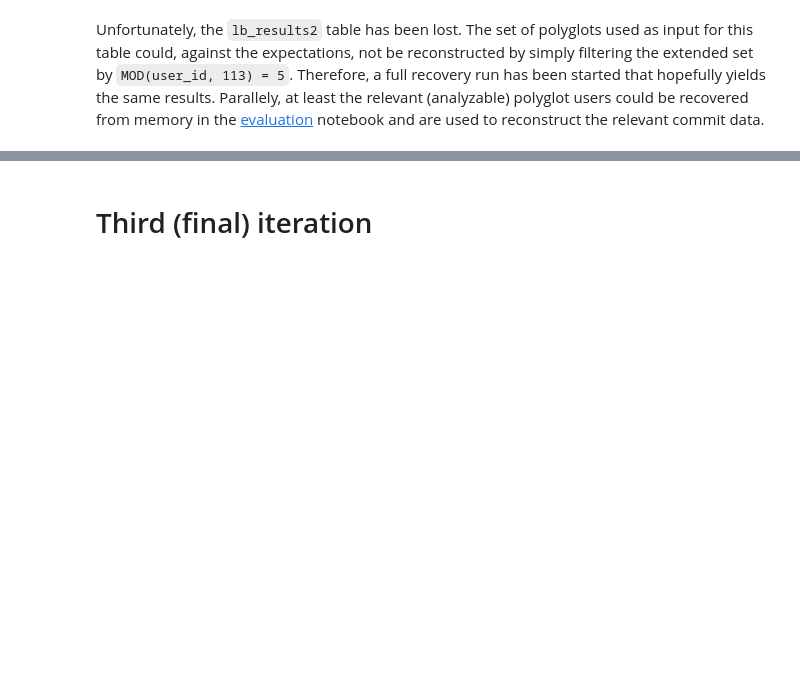
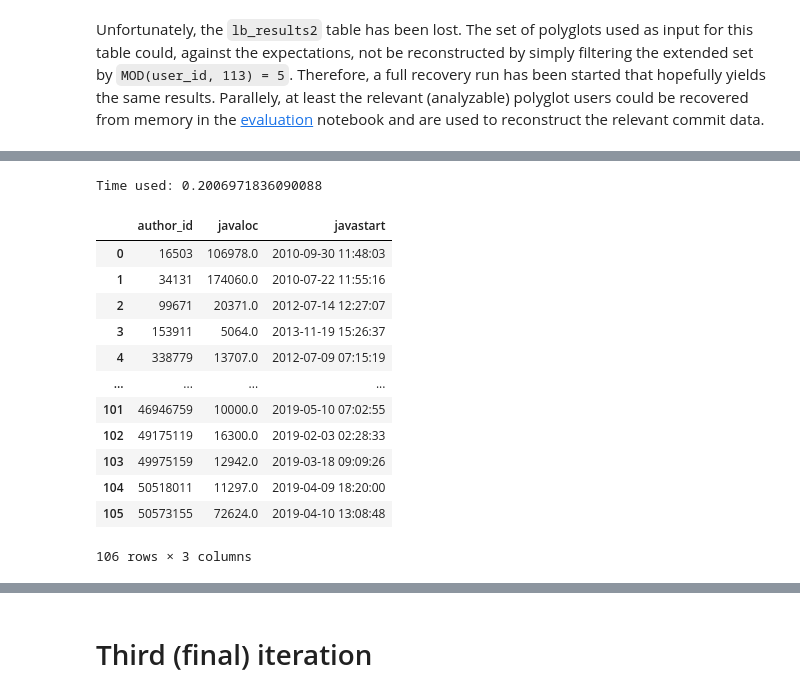
Before and after one commit to LeonBein/CRM20, a Jupyter notebook: RepoAnalysis.ipynb, the cells around one changed output, grey strips where cells are left out. Drawn from its saved outputs; the diff is of its cells as text; code cells hidden in the pictures; blank space fills up the shorter version.

```diff
--- a/RepoAnalysis.ipynb
+++ b/RepoAnalysis.ipynb
@@ -944,0 +1004,27 @@ dbUtils.log('lets see', 'resolved.txt')
+# %%
+dbUtils.runQuery('''
+        DROP MATERIALIZED VIEW IF EXISTS crm20.temp_controlgroup;
+        CREATE MATERIALIZED VIEW crm20.temp_controlgroup AS (
+            SELECT temp_java_users.author_id, temp_java_users.loc AS javaLoC,  temp_java_users.first_written as javaStart
+            FROM crm20.temp_java_users
+            WHERE author_id NOT IN (SELECT author_id FROM crm20.temp_languages WHERE (language = 'py' OR language = 'js'))
+            AND MOD(author_id, 4) = 3
+            AND loc > 5000
+        );
+        SELECT * FROM crm20.temp_controlgroup
+''', mute=True)
+# %% [output]
+Time used: 0.2006971836090088
+|  | author_id | javaloc | javastart |
+| 0 | 16503 | 106978.0 | 2010-09-30 11:48:03 |
+| 1 | 34131 | 174060.0 | 2010-07-22 11:55:16 |
+| 2 | 99671 | 20371.0 | 2012-07-14 12:27:07 |
+| 3 | 153911 | 5064.0 | 2013-11-19 15:26:37 |
+| 4 | 338779 | 13707.0 | 2012-07-09 07:15:19 |
+| ... | ... | ... | ... |
+| 101 | 46946759 | 10000.0 | 2019-05-10 07:02:55 |
+| 102 | 49175119 | 16300.0 | 2019-02-03 02:28:33 |
+| 103 | 49975159 | 12942.0 | 2019-03-18 09:09:26 |
+| 104 | 50518011 | 11297.0 | 2019-04-09 18:20:00 |
+| 105 | 50573155 | 72624.0 | 2019-04-10 13:08:48 |
+106 rows × 3 columns
```
Also changed, not shown: parts of 12 cells of this notebook, 2 other files.
